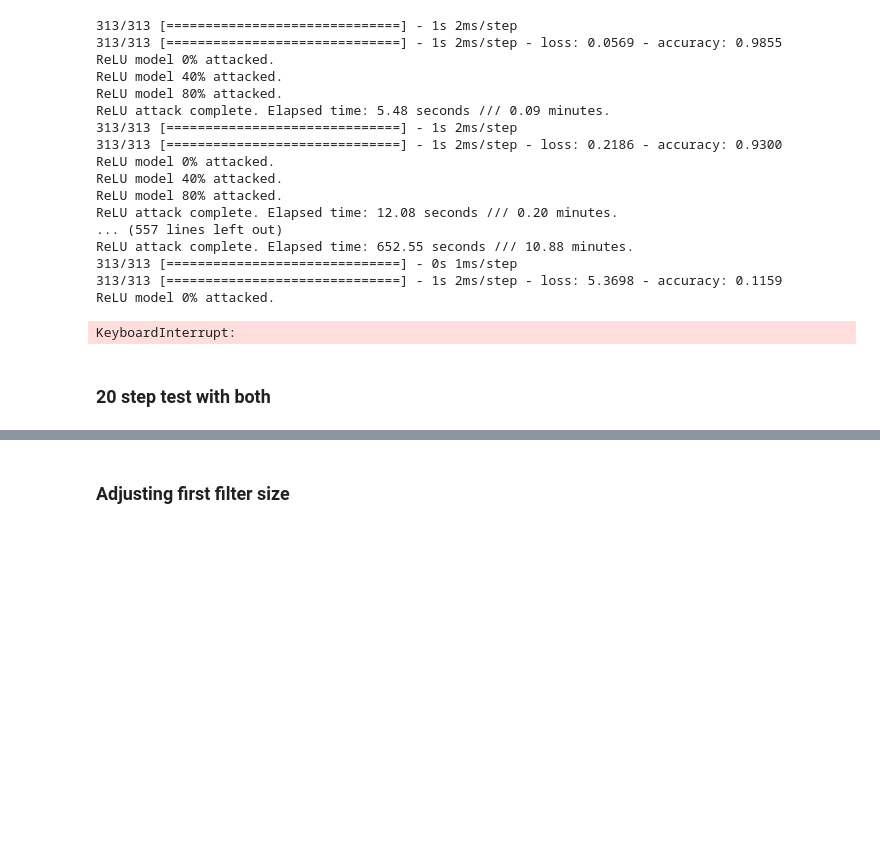
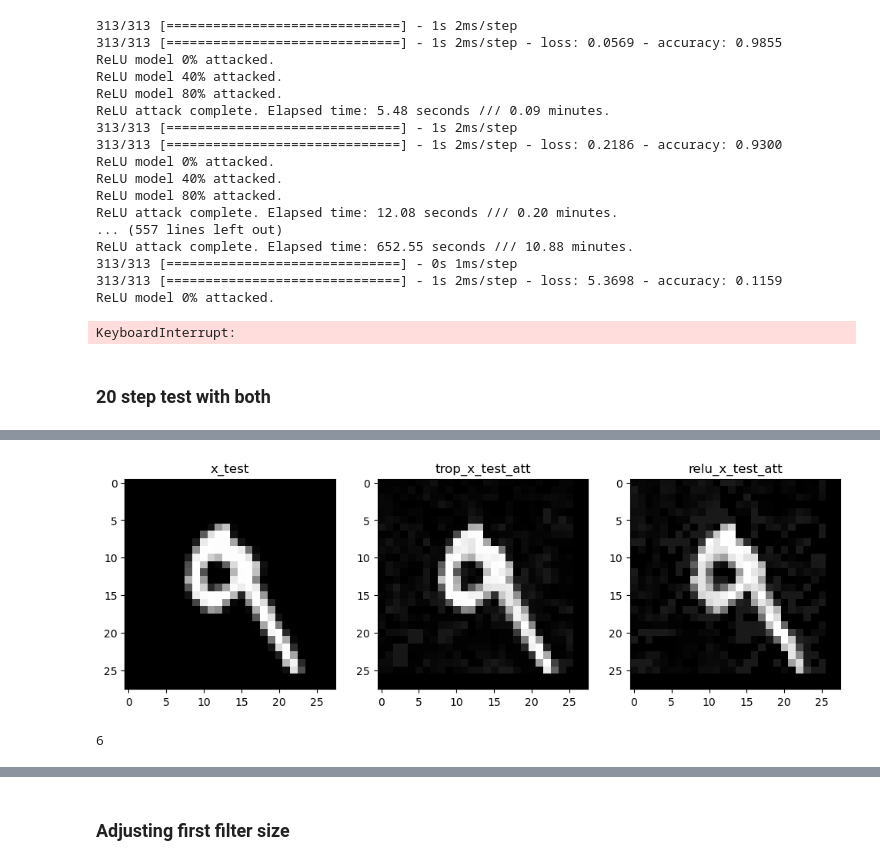
Before and after one commit to deryk96/TropicalNN, a Jupyter notebook: MNIST_convolutional_tests.ipynb, the cells around one changed output, grey strips where cells are left out. Saved outputs shown, nothing was run; the diff lists cells and outputs as text; code cells hidden in the pictures; blank space fills up the shorter version.

```diff
--- a/MNIST_convolutional_tests.ipynb
+++ b/MNIST_convolutional_tests.ipynb
@@ -23,3 +25,7 @@ os.environ["PATH"] += os.pathsep + 'C:/Program Files/Graphviz/bin/'  # Modify th
 x_train, x_test, y_train, y_test = load_MNIST_data(desired_classes=[i for i in range(10)])
 x_train = x_train.reshape(-1,28,28,1)
 x_test = x_test.reshape(-1,28,28,1)
+# %%
+from functions.models import trop_conv3layer_manyAverageLogits
+
+trop_model = trop_conv3layer_manyAverageLogits(x_train, y_train, p=3)
@@ -211,7 +429,7 @@ KeyboardInterrupt:
 # %% [markdown]
 ### 20 step test with both
 # %%
-file_path = "output_data/MNIST_both_conv_results_20step_2.csv"  # Replace with the file path you want to check
+file_path = "output_data/MNIST_both_conv_results_20step_4.csv"
 if not Path(file_path).is_file():
     with open(file_path, 'a', newline='') as csvfile:
         csvwriter = csv.writer(csvfile)
@@ -219,14 +437,14 @@ if not Path(file_path).is_file():
 
 step_num = 20
 eps = 0.1
+num_epochs = 20
 for i in range(1):
     print(f'\n\n{i}\n\n')
     # -- Shuffle Data --
-    x_train, x_test, y_train, y_test = shuffle_data(x_train, x_test, y_train, y_test)
-
+    #x_train, x_test, y_train, y_test = shuffle_data(x_train, x_test, y_train, y_test)
 
     # -- TROPICAL: fit model --
-    trop_model = simple_conv_trop_model(x_train=x_train, y_train=y_train, num_epochs=10)
+    trop_model = simple_conv_trop_model(x_train=x_train, y_train=y_train, num_epochs=num_epochs)
 
     # -- TROPICAL: attack model --
     trop_x_test_att = attackTestSetBatch(trop_model, x_test, y_test,  epsilon=eps, loss_object=losses.CategoricalCrossentropy(),modelName='Tropical', num_steps=step_num)
@@ -251,7 +469,7 @@ for i in range(1):
         csvwriter.writerow(data)
 
     # -- RELU: fit model --
-    relu_model = simple_conv_relu_model(x_train=x_train, y_train=y_train)
+    relu_model = simple_conv_relu_model(x_train=x_train, y_train=y_train, num_epochs=num_epochs)
 
     # -- RELU: attack model --
     relu_x_test_att = attackTestSetBatch(relu_model, x_test, y_test,  epsilon=eps, loss_object=losses.CategoricalCrossentropy(), modelName='ReLU', num_steps=step_num)
@@ -273,6 +491,11 @@ for i in range(1):
     data = [pre_loss, pre_acc, post_loss, post_acc, maintained_correct_pred, 'relu']
     with open(file_path, 'a', newline='') as csvfile:
         csvwriter = csv.writer(csvfile)
+
+np.save('saved_models/trop_x_test_att.npy', trop_x_test_att)
+np.save('saved_models/relu_x_test_att.npy', relu_x_test_att)
+trop_model.save("saved_models/tropmodel.h5")
+relu_model.save("saved_models/relumodel.h5")
 # %% [output]
 0
 
@@ -294,0 +517,32 @@ KeyboardInterrupt:
+# %%
+import matplotlib.pyplot as plt
+import numpy as np
+
+#trop_x_test_att = np.load('saved_models/trop_x_test_att.npy')
+#relu_x_test_att = np.load('saved_models/relu_x_test_att.npy')
+
+# Choose an index for the images you want to display
+index = 7
+
+# Get the images
+image_x_test = x_test[index].squeeze()  # Remove the single channel dimension (if present)
+image_trop_x_test_att = trop_x_test_att[index].squeeze()
+image_relu_x_test_att = relu_x_test_att[index].squeeze()
+
+# Create a figure with two subplots
+plt.figure(figsize=(12, 5))  # Adjust the figure size as needed
+plt.subplot(1, 3, 1)  # One row, two columns, first subplot
+plt.imshow(image_x_test, cmap='gray')  # Display the first image
+plt.title('x_test')
+
+plt.subplot(1, 3, 2)  # One row, two columns, second subplot
+plt.imshow(image_trop_x_test_att, cmap='gray')  # Display the second image
+plt.title('trop_x_test_att')
+
+plt.subplot(1, 3, 3)  # One row, two columns, second subplot
+plt.imshow(image_relu_x_test_att, cmap='gray')  # Display the second image
+plt.title('relu_x_test_att')
+
+plt.show()
+# %% [output]
+[figure, added]
@@ -294,0 +559,4 @@ KeyboardInterrupt:
+# %%
+len(trop_model.get_weights())
+# %% [output]
+6
```
Also changed, not shown: parts of 18 cells of this notebook, 36 other files.
